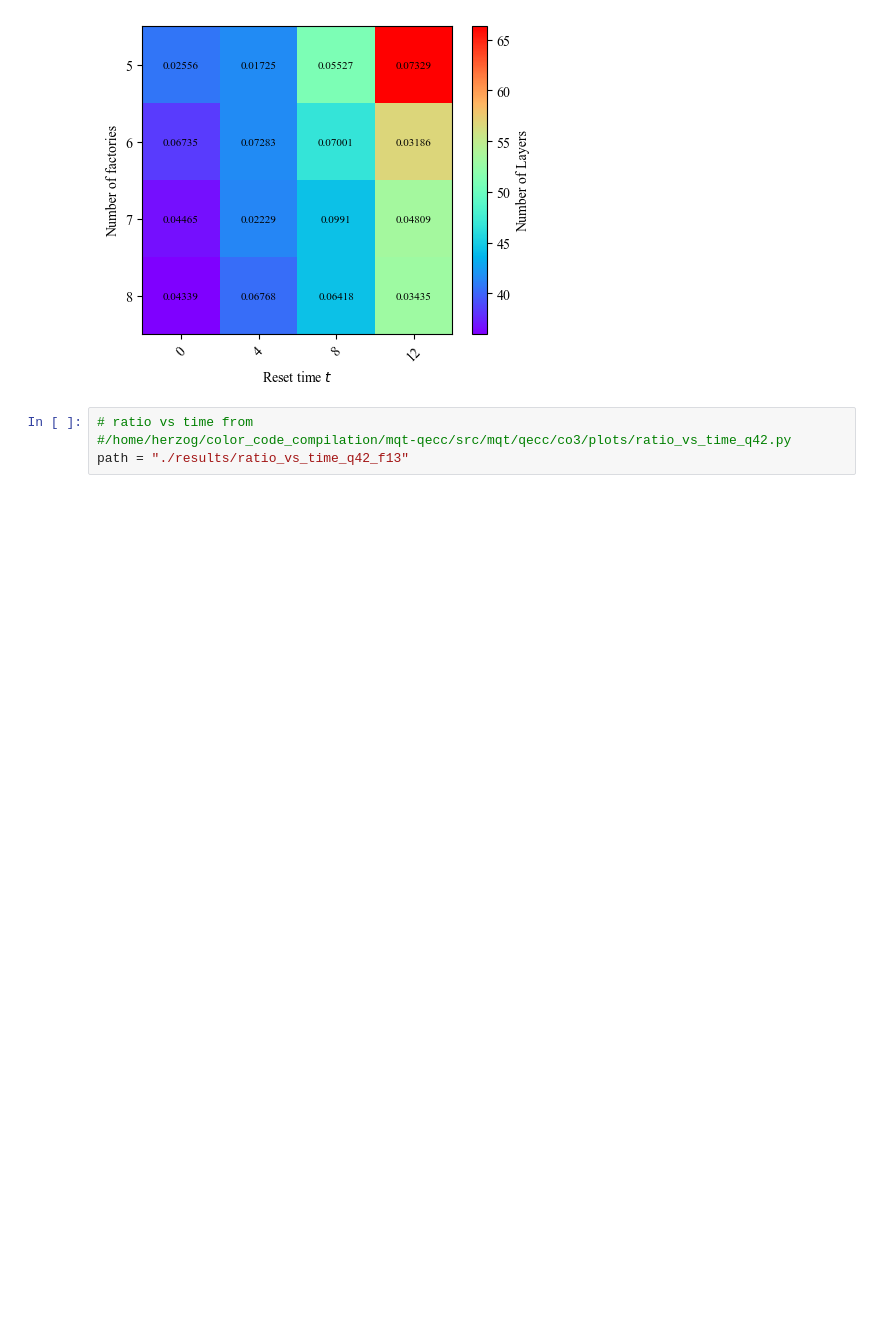
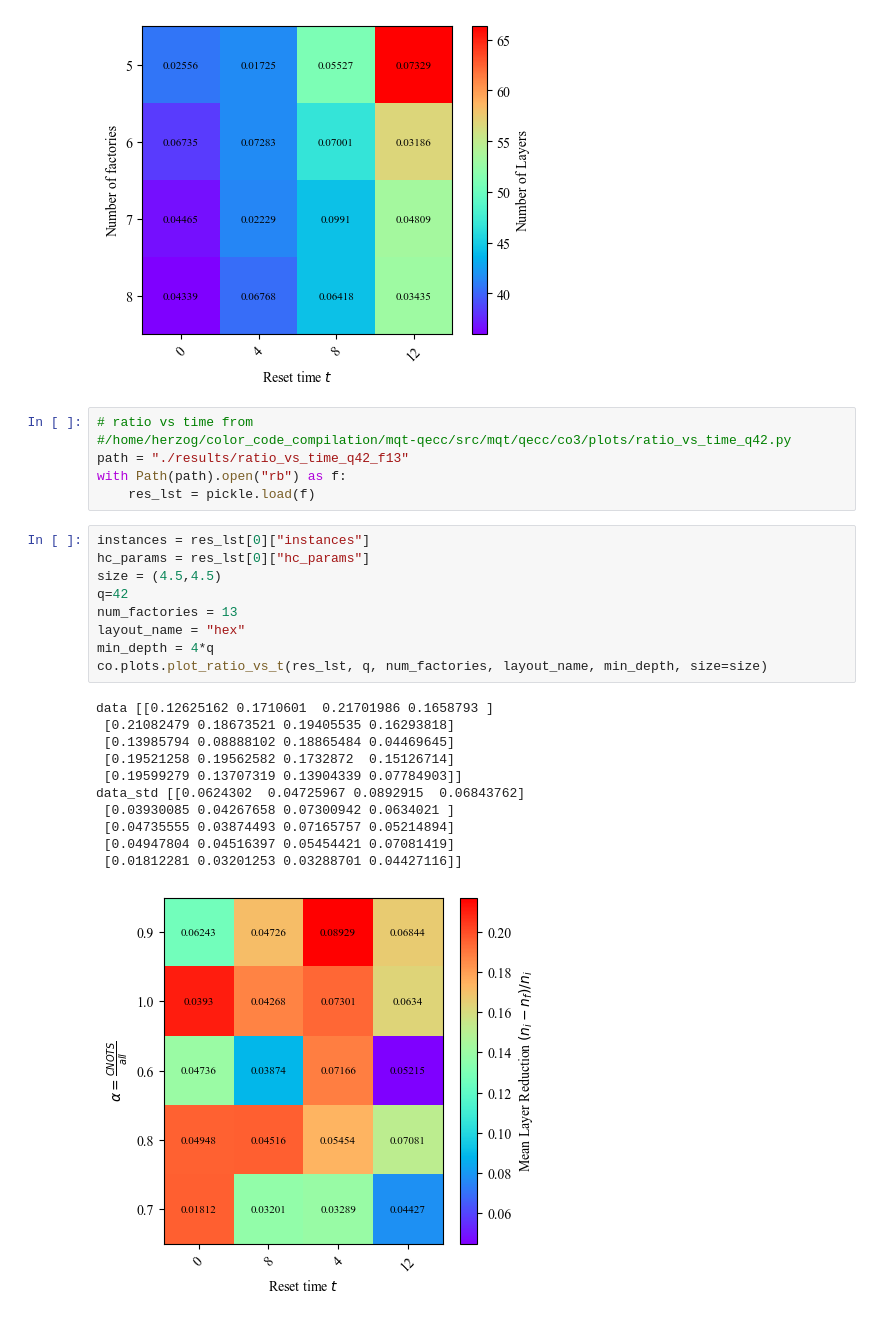
Before and after one commit to LSHerzog/mqt-qecc, a Jupyter notebook: src/mqt/qecc/co3/plots/space_time_plots.ipynb, the cells around one changed output. Cells and saved outputs as stored; diff of their text form; blank space fills up the shorter version.

Commit message:
:sparkles: Adapted Plots II

```diff
--- a/src/mqt/qecc/co3/plots/space_time_plots.ipynb
+++ b/src/mqt/qecc/co3/plots/space_time_plots.ipynb
@@ -417,3 +417,26 @@ data_abs [[40.66666667 41.66666667 51.         66.33333333]
 # ratio vs time from
 #/home/herzog/color_code_compilation/mqt-qecc/src/mqt/qecc/co3/plots/ratio_vs_time_q42.py
 path = "./results/ratio_vs_time_q42_f13"
+with Path(path).open("rb") as f:
+    res_lst = pickle.load(f)
+# %%
+instances = res_lst[0]["instances"]
+hc_params = res_lst[0]["hc_params"]
+size = (4.5,4.5)
+q=42
+num_factories = 13
+layout_name = "hex"
+min_depth = 4*q
+co.plots.plot_ratio_vs_t(res_lst, q, num_factories, layout_name, min_depth, size=size)
+# %% [output]
+data [[0.12625162 0.1710601  0.21701986 0.1658793 ]
+ [0.21082479 0.18673521 0.19405535 0.16293818]
+ [0.13985794 0.08888102 0.18865484 0.04469645]
+ [0.19521258 0.19562582 0.1732872  0.15126714]
+ [0.19599279 0.13707319 0.13904339 0.07784903]]
+data_std [[0.0624302  0.04725967 0.0892915  0.06843762]
+ [0.03930085 0.04267658 0.07300942 0.0634021 ]
+ [0.04735555 0.03874493 0.07165757 0.05214894]
+ [0.04947804 0.04516397 0.05454421 0.07081419]
+ [0.01812281 0.03201253 0.03288701 0.04427116]]
+[figure, added]
```
Also changed, not shown: parts of 1 cell of this notebook, 1 other file.
